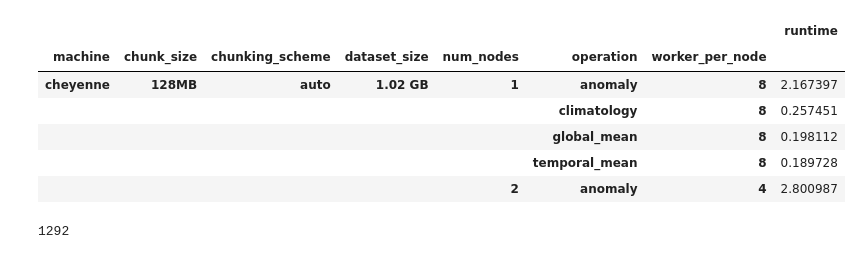
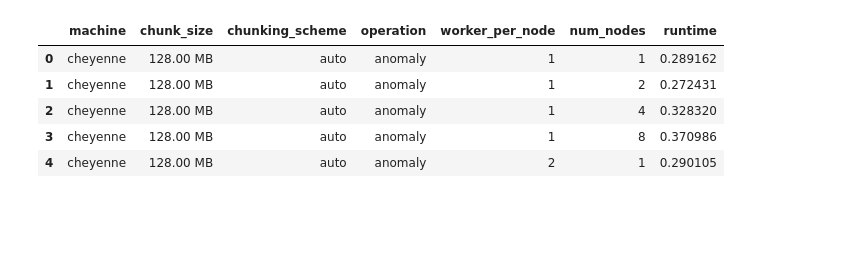
Before and after one commit to pangeo-data/benchmarking, a Jupyter notebook: plot_results.ipynb, the cells around one changed output. Drawn from its saved outputs; the diff is of its cells as text; code cells hidden in the pictures; blank space fills up the shorter version.

```diff
--- a/plot_results.ipynb
+++ b/plot_results.ipynb
@@ -9,6 +23,7 @@ import hvplot.pandas
 [interactive output not drawn]
 # %%
 df = dd.read_csv('results/*.csv').compute()
+df['chunk_size'] = df['chunk_size'].map(lambda x: format_bytes(parse_bytes(x)))
 # %%
 df.head()
 # %% [output]
@@ -25,15 +48,16 @@ len(df)
+# %%
+def get_clean_df(df, groupby=['machine', 'chunk_size', 'chunking_scheme',
+                       'dataset_size', 'operation', 'worker_per_node', 'num_nodes']):
+    clean_df = df.groupby(groupby).median().reset_index()
+    return clean_df
 # %%
-clean_df = df.groupby(['machine', 'chunk_size', 'chunking_scheme', 'dataset_size', 'num_nodes', 'operation', 'worker_per_node']).median()
-clean_df.head()
+df1 = get_clean_df(df, groupby=['machine', 'chunk_size', 'chunking_scheme',
+                                'operation', 'worker_per_node', 'num_nodes'])
+df1.head()
 # %% [output]
-|  |  |  |  |  |  |  | runtime |
-| machine | chunk_size | chunking_scheme | dataset_size | num_nodes | operation | worker_per_node |  |
-| cheyenne | 128MB | auto | 1.02 GB | 1 | anomaly | 8 | 2.167397 |
-|  |  |  |  |  | climatology | 8 | 0.257451 |
-|  |  |  |  |  | global_mean | 8 | 0.198112 |
-|  |  |  |  |  | temporal_mean | 8 | 0.189728 |
-|  |  |  |  | 2 | anomaly | 4 | 2.800987 |
+|  | machine | chunk_size | chunking_scheme | operation | worker_per_node | num_nodes | runtime |
+| 0 | cheyenne | 128.00 MB | auto | anomaly | 1 | 1 | 0.289162 |
+| 1 | cheyenne | 128.00 MB | auto | anomaly | 1 | 2 | 0.272431 |
+| 2 | cheyenne | 128.00 MB | auto | anomaly | 1 | 4 | 0.328320 |
+| 3 | cheyenne | 128.00 MB | auto | anomaly | 1 | 8 | 0.370986 |
+| 4 | cheyenne | 128.00 MB | auto | anomaly | 2 | 1 | 0.290105 |
-# %%
-len(clean_df)
-# %% [output]
-1292
```
Also changed, not shown: parts of 20 cells of this notebook.
